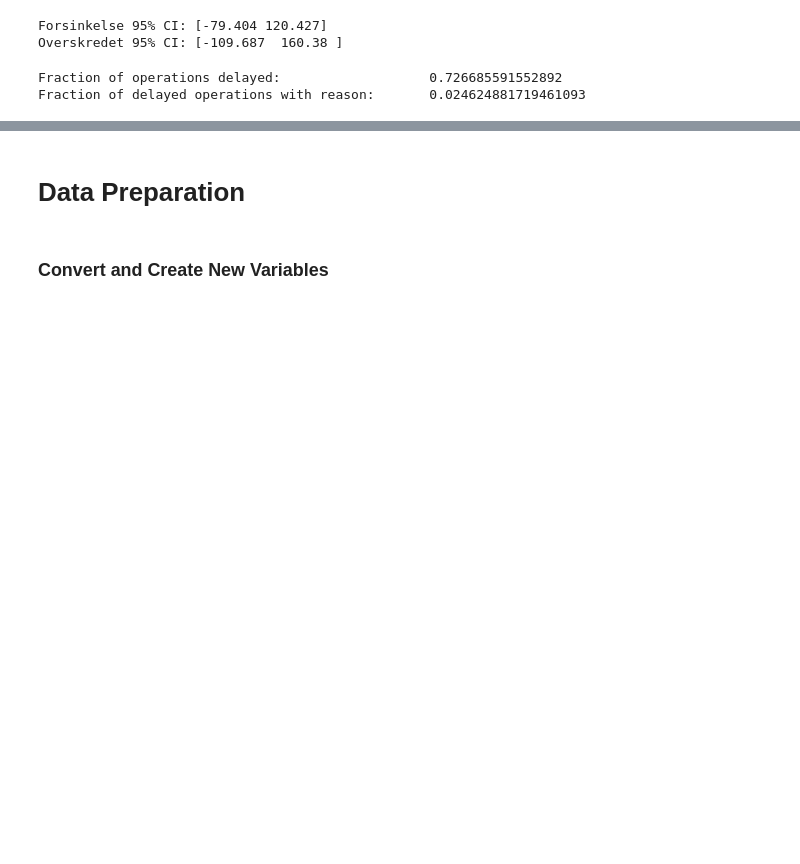
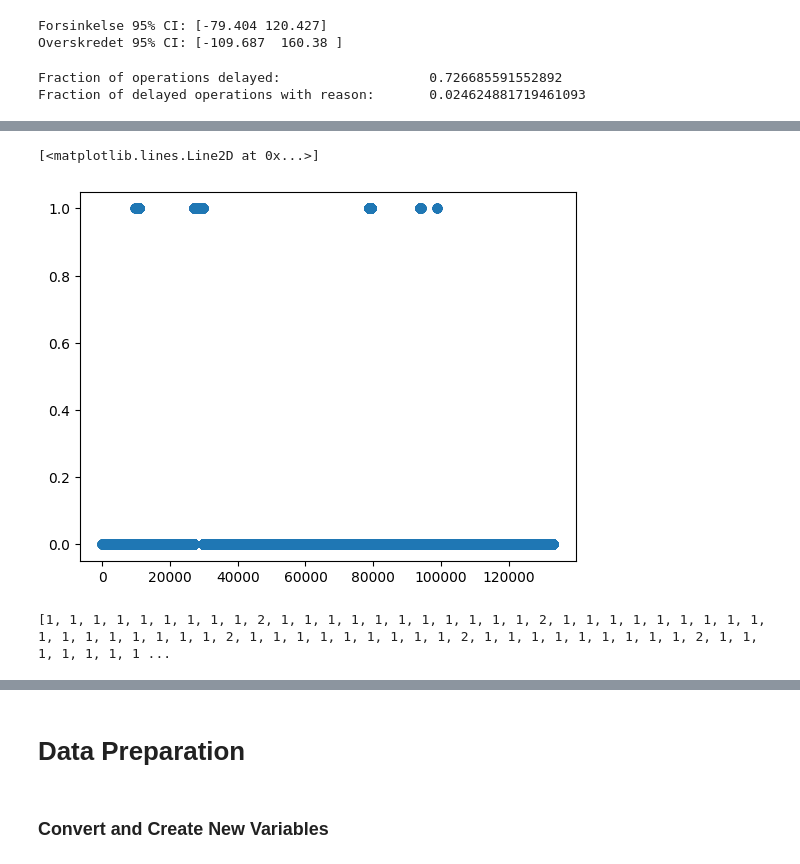
Before and after one commit to killermort9/AnalyticsToAction_Grop12, a Jupyter notebook: esther.ipynb, the cells around one changed output, grey strips where cells are left out. Drawn from its saved outputs; the diff is of its cells as text; code cells hidden in the pictures; blank space fills up the shorter version.

```diff
--- a/esther.ipynb
+++ b/esther.ipynb
@@ -91,0 +134,24 @@ Fraction of delayed operations with reason:       0.024624881719461093
+# %%
+plt.plot(df_complete.sort_values(by='Dato')['Forsinkelsesårsag'].notna(), 'o')
+# %% [output]
+[<matplotlib.lines.Line2D at 0x...>]
+[figure, added]
+# %%
+runs = []
+tmp = 0
+
+for i in df_complete.sort_values(by='Dato')['Forsinkelsesårsag'].notna():
+    if i:
+        tmp += 1
+    else:
+        if tmp > 0:   # only append if there was a run
+            runs.append(tmp)
+            tmp = 0
+
+# catch a run that ends at the last row
+if tmp > 0:
+    runs.append(tmp)
+
+print(runs)
+# %% [output]
+[1, 1, 1, 1, 1, 1, 1, 1, 1, 2, 1, 1, 1, 1, 1, 1, 1, 1, 1, 1, 1, 2, 1, 1, 1, 1, 1, 1, 1, 1, 1, 1, 1, 1, 1, 1, 1, 1, 1, 2, 1, 1, 1, 1, 1, 1, 1, 1, 1, 2, 1, 1, 1, 1, 1, 1, 1, 1, 1, 2, 1, 1, 1, 1, 1, 1, 1 ...
```
Also changed, not shown: parts of 4 cells of this notebook, 1 other file.
